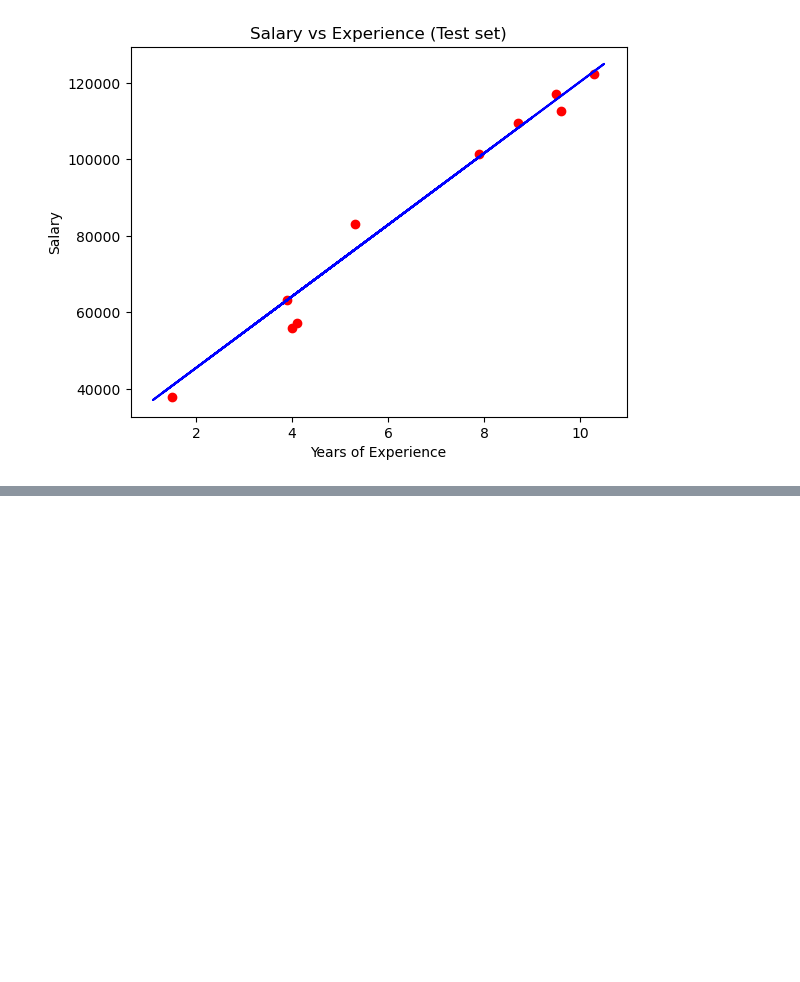
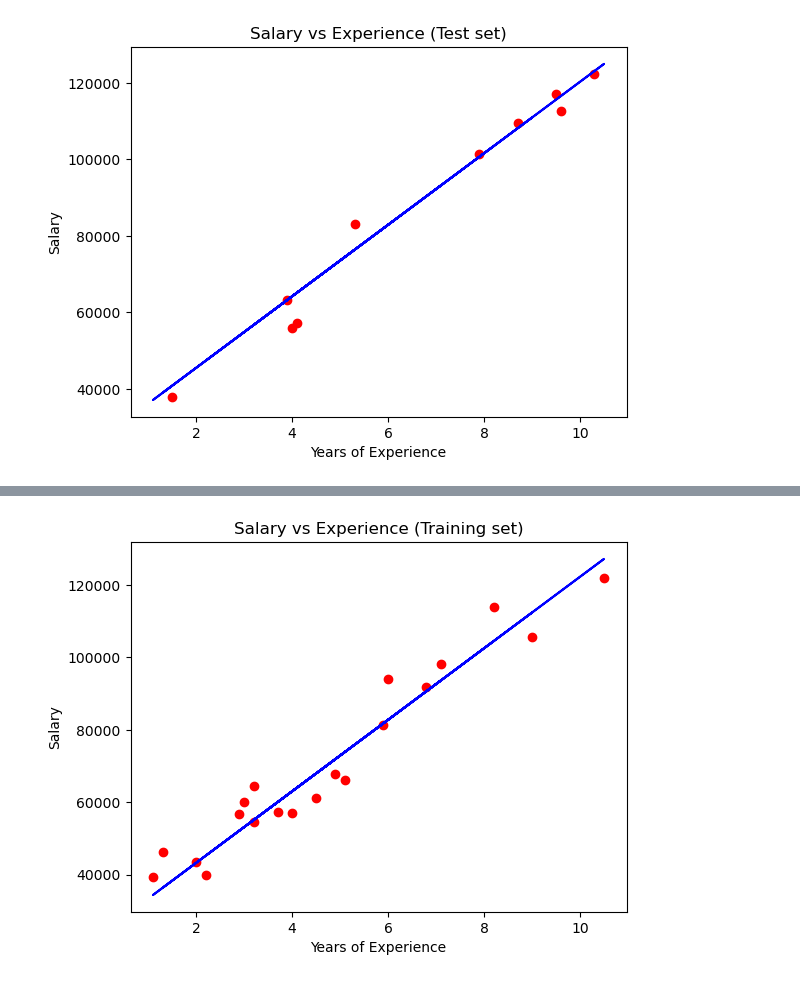
Before and after one commit to arnobmukherjee1988/Data-Preprocessing, a Jupyter notebook: Regression/Simple_Linear_Regression/simple_linear_regression.ipynb, the cells around one changed output, grey strips where cells are left out. Drawn from its saved outputs; the diff is of its cells as text; code cells hidden in the pictures; blank space fills up the shorter version.

```diff
--- a/Regression/Simple_Linear_Regression/simple_linear_regression.ipynb
+++ b/Regression/Simple_Linear_Regression/simple_linear_regression.ipynb
@@ -132,0 +135,9 @@ plt.show()
+# %%
+plt.scatter(X1_train, y1_train, color = 'red')
+plt.plot(X1_train, clf_.predict(X1_train), color = 'blue')
+plt.title('Salary vs Experience (Training set)')
+plt.xlabel('Years of Experience')
+plt.ylabel('Salary')
+plt.show()
+# %% [output]
+[figure, added]
```
Also changed, not shown: parts of 6 cells of this notebook.
